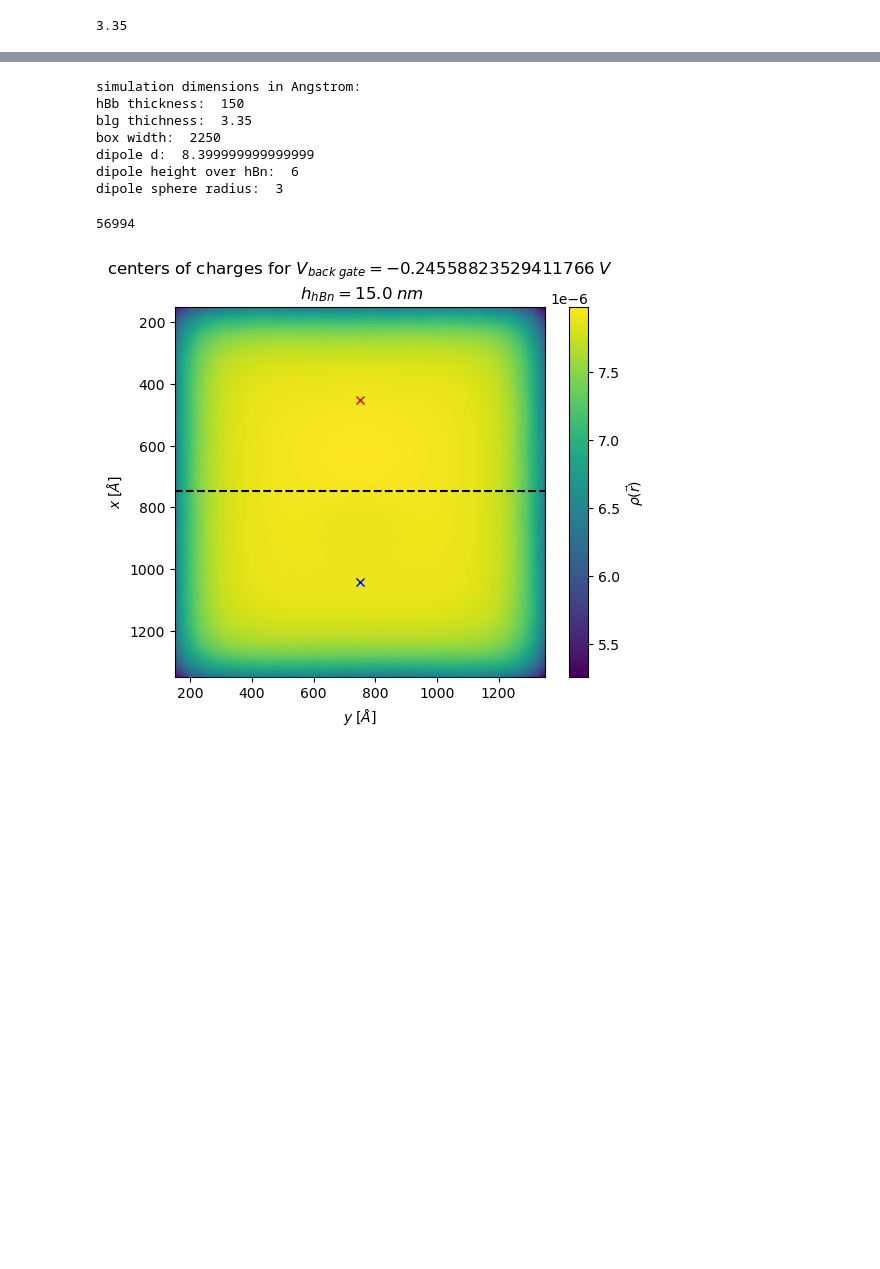
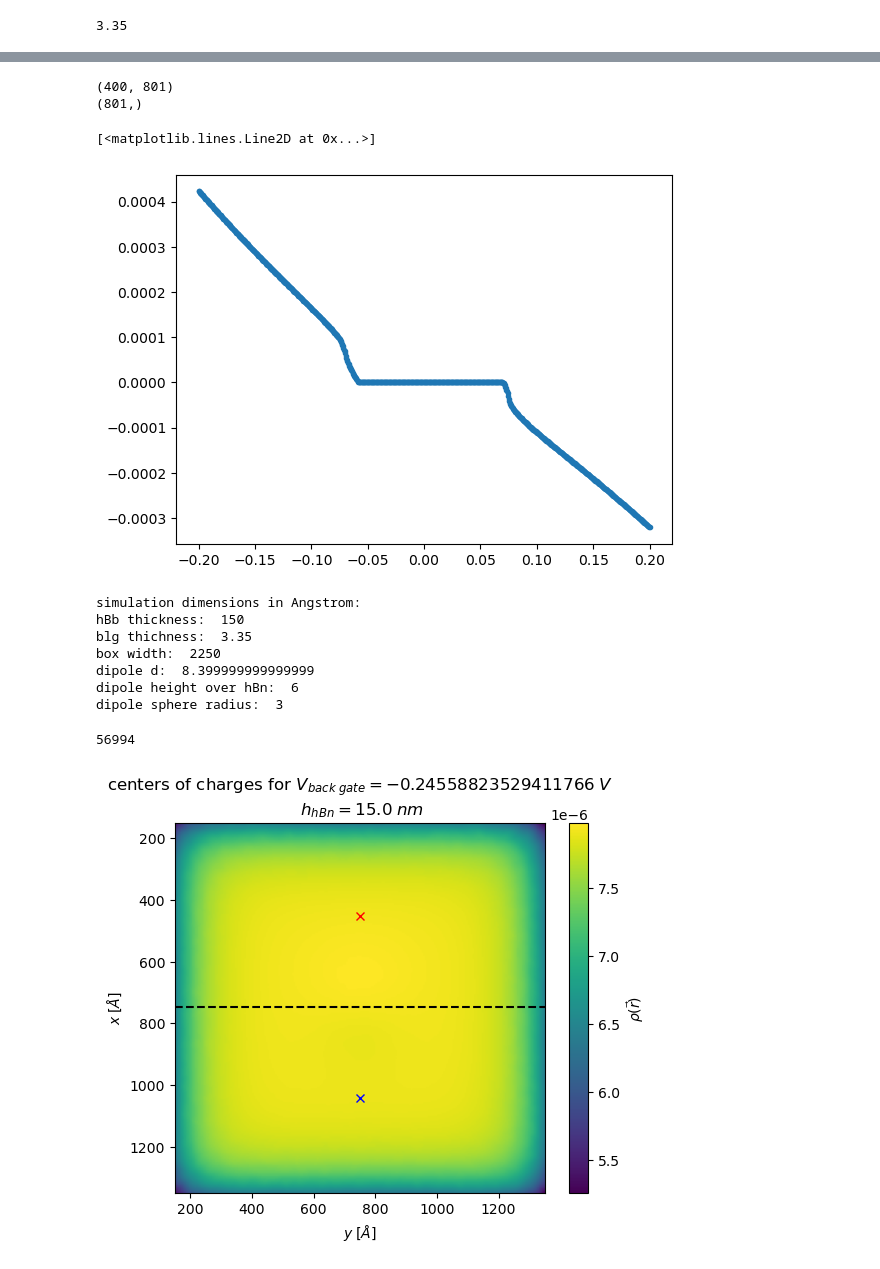
Before and after one commit to bastistoeck/Projektarbeit-1, a Jupyter notebook: class_testing.ipynb, the cells around one changed output, grey strips where cells are left out. Saved outputs shown, nothing was run; the diff lists cells and outputs as text; code cells hidden in the pictures; blank space fills up the shorter version.

```diff
--- a/class_testing.ipynb
+++ b/class_testing.ipynb
@@ -152,3 +152,14 @@ interpolation took  2.814816474914551  seconds
+# %%
+print(idos.shape)
+print(energy_interval.shape)
+# %% [output]
+(400, 801)
+(801,)
+# %%
+plt.plot(energy_interval, idos[300, :], '.')
+# %% [output]
+[<matplotlib.lines.Line2D at 0x...>]
+[figure, added]
 # %%
 vac_box_width = 250 #700 * nm
 height_bottom = 15 * nm
```
Also changed, not shown: parts of 1 cell of this notebook, 5 other files.
